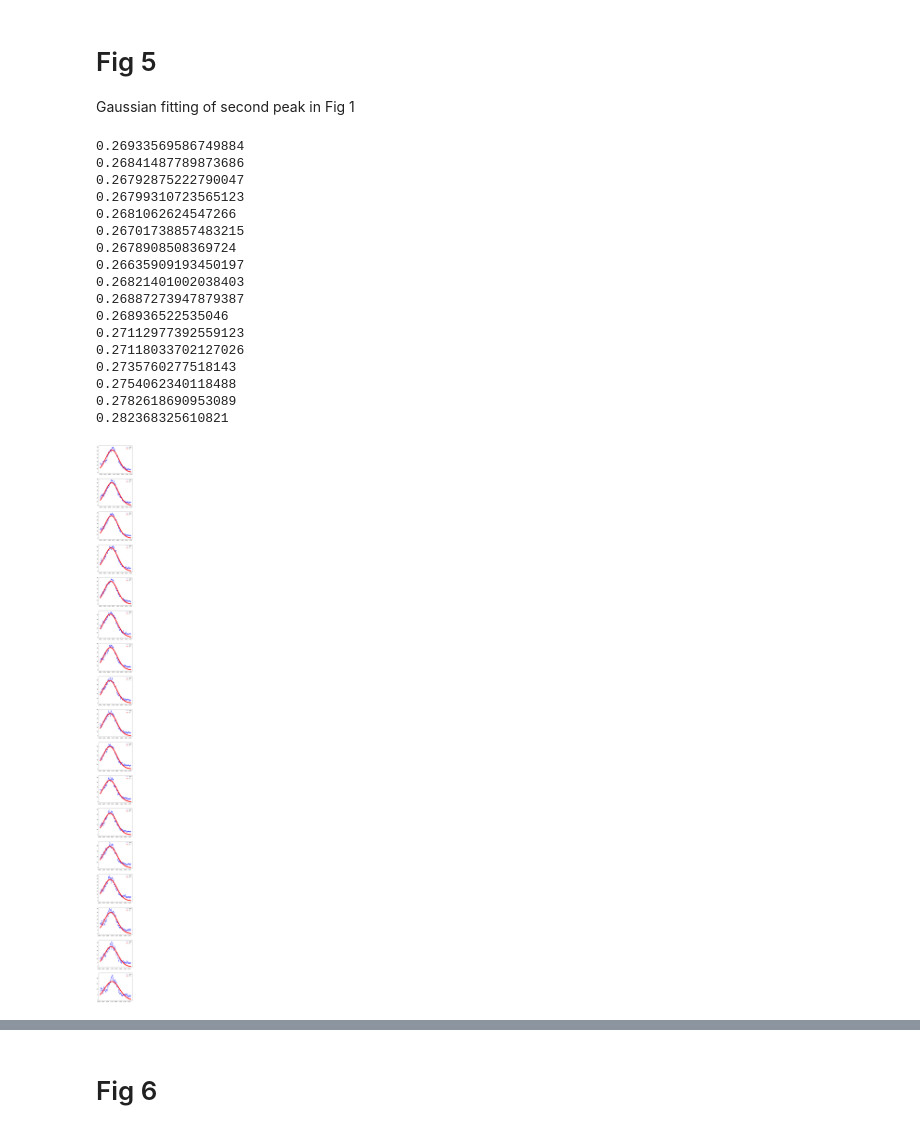
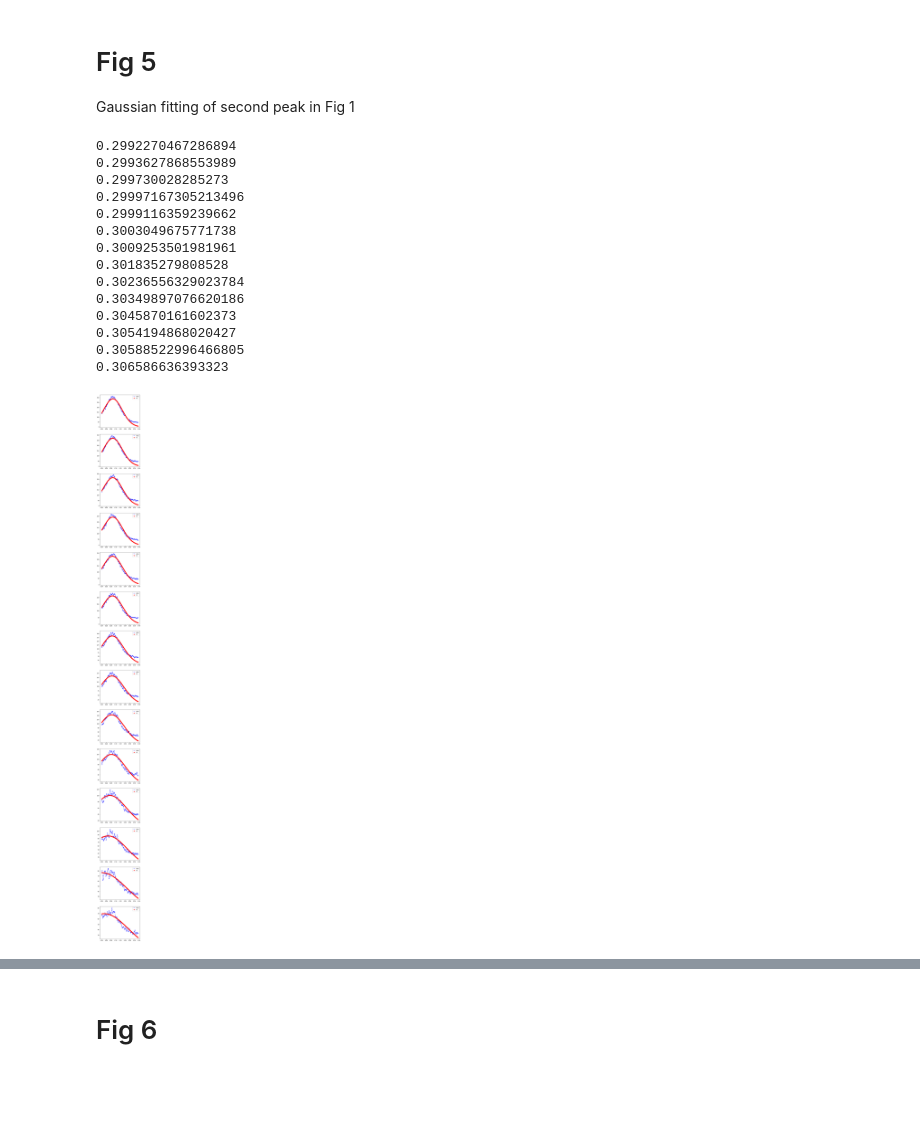
Before and after one commit to penguinlin777/data_processing, a Jupyter notebook: dandan_data_processing.ipynb, the cells around one changed output, grey strips where cells are left out. Saved outputs shown, nothing was run; the diff lists cells and outputs as text; code cells hidden in the pictures; blank space fills up the shorter version.

```diff
--- a/dandan_data_processing.ipynb
+++ b/dandan_data_processing.ipynb
@@ -27,7 +27,7 @@ drive.mount('/content/drive')
 Mounted at /content/drive
 # %%
 # file pre-processing
-PRE_FILE_PATH = "/content/drive/MyDrive/data/20220922-SY162" # change data floder path here
+PRE_FILE_PATH = "/content/drive/MyDrive/data/20220928_SY161" # change data floder path here
 FILE_PATH = PRE_FILE_PATH + "/pre-processed"
 
 if not os.path.exists(FILE_PATH):
@@ -157,8 +157,8 @@ Find second peaks with scipy
 # %%
 # Option 2: region maximum
 
-REGION_START = 50
-REGION_END = 550
+REGION_START = 350
+REGION_END = 650
 
 peaks_value = []
 
@@ -372,53 +372,50 @@ Gaussian fitting of second peak in Fig 1
 # %%
 from scipy.optimize import curve_fit
 import warnings
 import numpy as np
 
 warnings.filterwarnings('ignore')
 
 def gaus(x, a, x0, sigma):
   return a * (1/(sigma * (np.sqrt(2*np.pi)))) *np.exp(-(x - x0)**2 / (2 * sigma**2))
 
 plt.figure(figsize=(6, 6 * len(df_list)))
 
 fit_opt = []  # fitting parameters
 
 for i, df in enumerate(df_list):
-  START_REGION = 60+i*1
-  END_REGION  = 310+i*1
+  START_REGION = 320
+  END_REGION  = 540
   plt.subplot(len(df_list), 1, i + 1)
   x = df.iloc[START_REGION: END_REGION, 3] * 10
   y = df.iloc[START_REGION: END_REGION, 1]
   n = len(x)
   mean = sum(x * y) / sum(y)
   sigma = np.sqrt(sum(y * (x - mean)**2) / sum(y))
 
   popt, pcov = curve_fit(gaus, x, y, p0=[1, mean, sigma])
   fit_opt.append(popt)
   # popt是优化之后的三个参数，直接带入gauss使用
   plt.plot(x, y, 'b+:', label='data')
   plt.plot(x, gaus(x, *popt), 'ro:', label='fit')
   print(mean)
   plt.legend()
 # %% [output]
-0.26933569586749884
-0.26841487789873686
-0.26792875222790047
-0.26799310723565123
-0.2681062624547266
-0.26701738857483215
-0.2678908508369724
-0.26635909193450197
-0.26821401002038403
-0.26887273947879387
-0.268936522535046
-0.27112977392559123
-0.27118033702127026
-0.2735760277518143
-0.2754062340118488
-0.2782618690953089
-0.282368325610821
+0.2992270467286894
+0.2993627868553989
+0.299730028285273
+0.29997167305213496
+0.2999116359239662
+0.3003049675771738
+0.3009253501981961
+0.301835279808528
+0.30236556329023784
+0.30349897076620186
+0.3045870161602373
+0.3054194868020427
+0.30588522996466805
+0.306586636393323
-[figure, old version]
+[figure, new version]
 # %%
 # 峰值的半峰宽度
 def peak(x, c):
```
Also changed, not shown: parts of 7 cells of this notebook.
